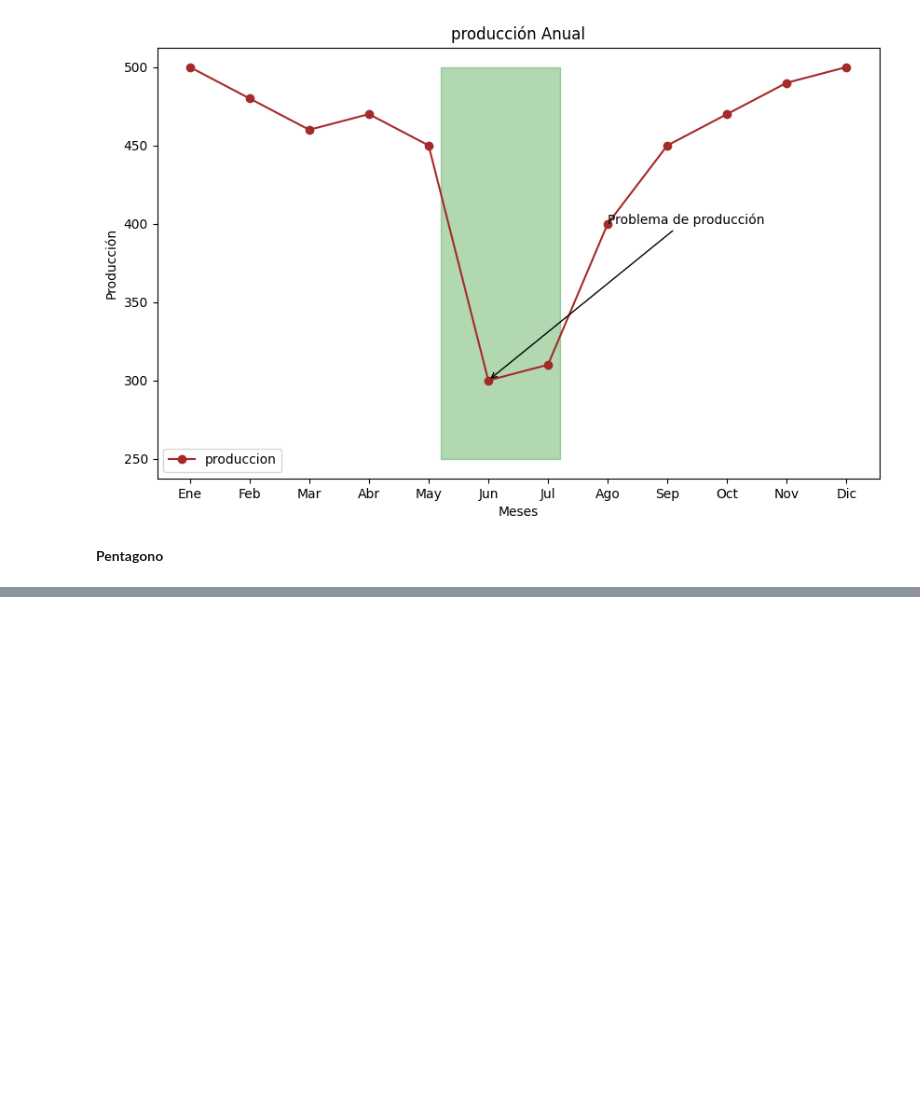
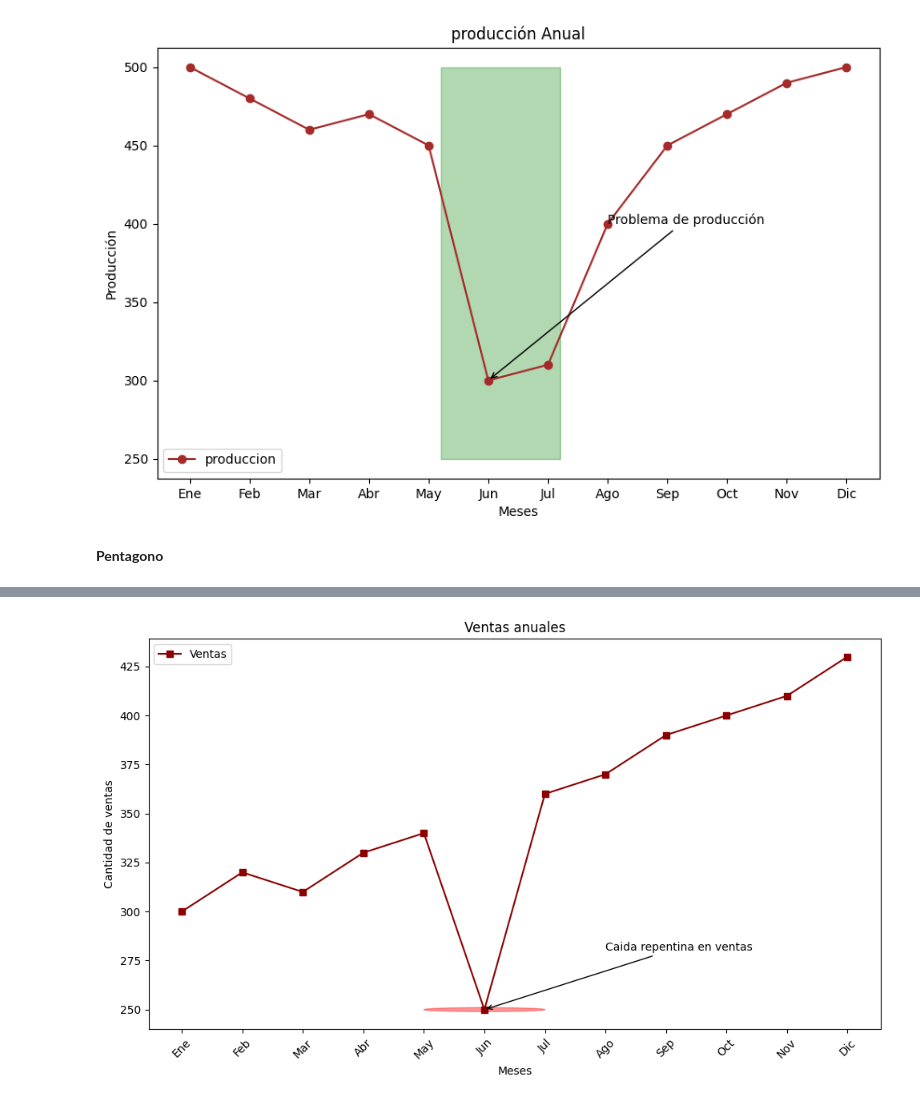
Before and after one commit to Monica-Restrepo/Graficos, a Jupyter notebook: Matplotlib.ipynb, the cells around one changed output, grey strips where cells are left out. Saved outputs shown, nothing was run; the diff lists cells and outputs as text; code cells hidden in the pictures; blank space fills up the shorter version.

```diff
--- a/Matplotlib.ipynb
+++ b/Matplotlib.ipynb
@@ -650,21 +650,24 @@ plt.show()
 # %%
 meses = np.arange(1,13)
 ventas = [300, 320, 310, 330, 340, 250, 360, 370, 390, 400, 410, 430]
 fig, ax = plt.subplots(figsize=(10,6))
 ax.plot(meses,ventas, marker='s', color='darkred', label='Ventas')
 
-# circulo que indica un evento puntual
-pgon = plt.Polygon([[5,210], [6,250], [7,320], [8,400]], color='skyblue', alpha=0.4)
-ax.add_patch(pgon)
+# Circulo que indica un evento puntual
+circ = plt.Circle((6,250), 1, color='red', alpha=0.4)
+ax.add_patch(circ)
 
-# Anotación simple
-ax.text(5.5,300, 'Crecimiento acelerado', fontsize=10, color='navy')
+# Anotación
+ax.annotate('Caida repentina en ventas', xy=(6,250), xytext=(8,280), arrowprops=dict(facecolor='red', arrowstyle='->'), fontsize=10)
 
 # Personalización
 ax.set_xticks(meses)
-ax.set_xticklabels(['Ene', 'Feb', 'Mar', 'Abr', 'May', 'Jun', 'Jul', 'Ago', 'Sep', 'Oct', 'Nov', 'Dic'])
+ax.set_xticklabels(['Ene', 'Feb', 'Mar', 'Abr', 'May', 'Jun', 'Jul', 'Ago', 'Sep', 'Oct', 'Nov', 'Dic'], rotation=45)
 ax.set_xlabel('Meses')
-ax.set_ylabel('Cantidad de clientes')
-ax.set_title('Nuevos clientes')
+ax.set_ylabel('Cantidad de ventas')
+ax.set_title('Ventas anuales')
 ax.legend()
+plt.tight_layout()
 plt.show()
+# %% [output]
+[figure, added]
```
Also changed, not shown: parts of 4 cells of this notebook.
